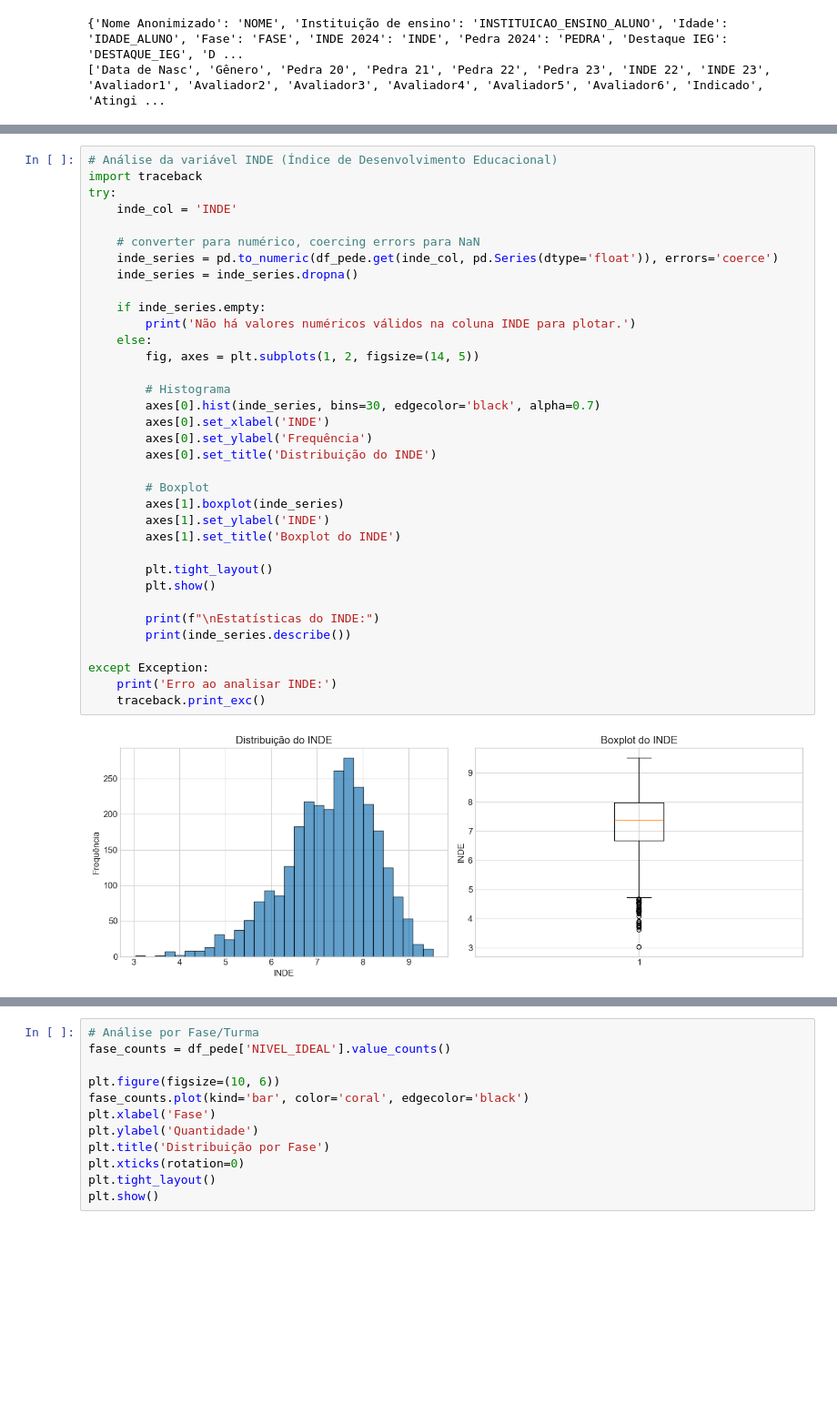
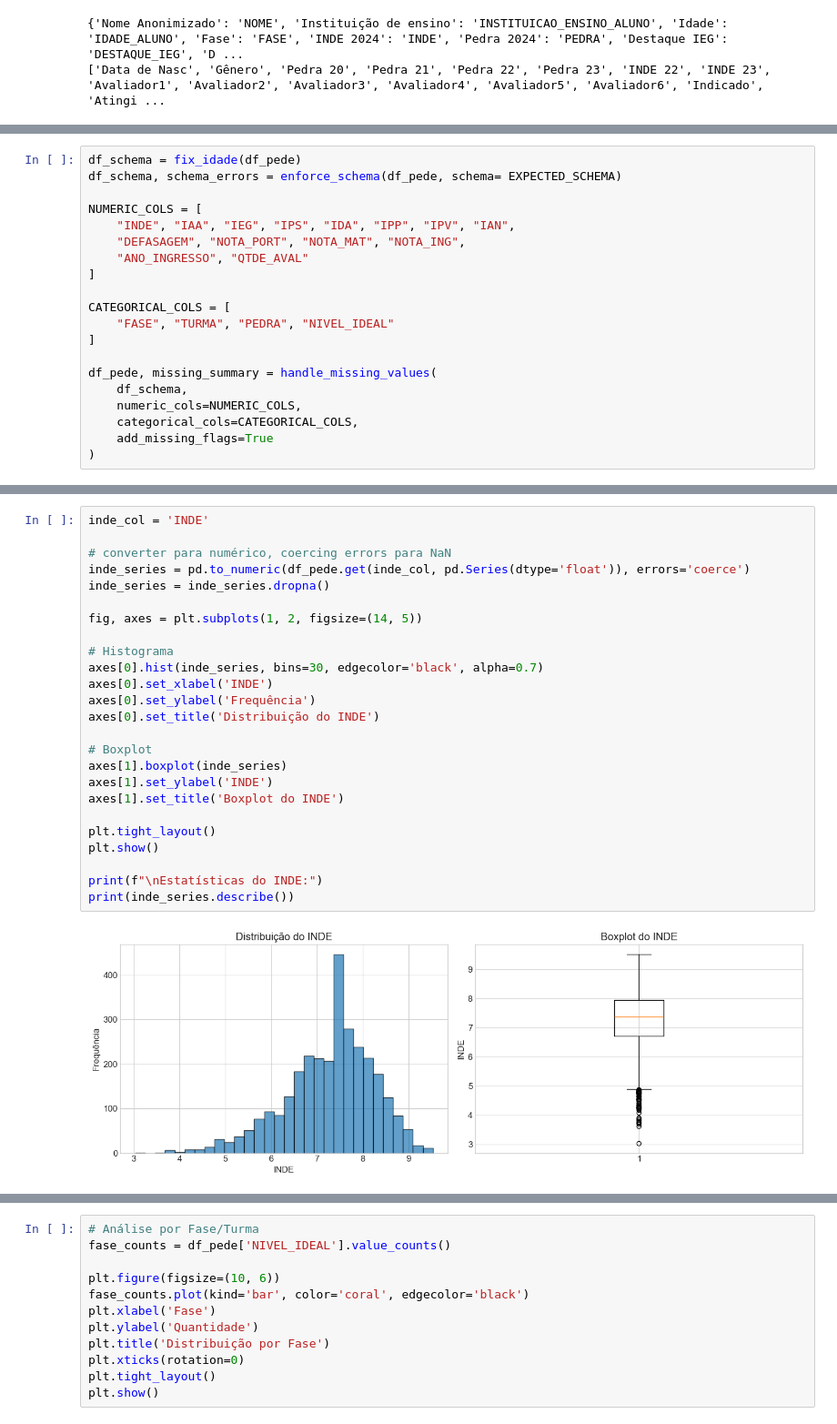
Before and after one commit to navevaik0/MLET_FASE5_DATATHON, a Jupyter notebook: notebooks/analise_exp.ipynb, the cells around one changed output, grey strips where cells are left out. Shown at 91% size. Cells and saved outputs as stored; diff of their text form; blank space fills up the shorter version.

```diff
--- a/notebooks/analise_exp.ipynb
+++ b/notebooks/analise_exp.ipynb
@@ -105,2 +106,22 @@ dtypes: float64(14), int64(2), object(12), str(6)
 memory usage: 805.0+ KB
 None
+# %%
+df_schema = fix_idade(df_pede)
+df_schema, schema_errors = enforce_schema(df_pede, schema= EXPECTED_SCHEMA)
+
+NUMERIC_COLS = [
+    "INDE", "IAA", "IEG", "IPS", "IDA", "IPP", "IPV", "IAN",
+    "DEFASAGEM", "NOTA_PORT", "NOTA_MAT", "NOTA_ING",
+    "ANO_INGRESSO", "QTDE_AVAL"
+]
+
+CATEGORICAL_COLS = [
+    "FASE", "TURMA", "PEDRA", "NIVEL_IDEAL"
+]
+
+df_pede, missing_summary = handle_missing_values(
+    df_schema,
+    numeric_cols=NUMERIC_COLS,
+    categorical_cols=CATEGORICAL_COLS,
+    add_missing_flags=True
+)
@@ -147,38 +211,28 @@ INSTITUICAO_ENSINO_ALUNO           1     0.033003
 # %%
-# Análise da variável INDE (Índice de Desenvolvimento Educacional)
-import traceback
-try:
-    inde_col = 'INDE'
+inde_col = 'INDE'
 
-    # converter para numérico, coercing errors para NaN
-    inde_series = pd.to_numeric(df_pede.get(inde_col, pd.Series(dtype='float')), errors='coerce')
-    inde_series = inde_series.dropna()
+# converter para numérico, coercing errors para NaN
+inde_series = pd.to_numeric(df_pede.get(inde_col, pd.Series(dtype='float')), errors='coerce')
+inde_series = inde_series.dropna()
 
-    if inde_series.empty:
-        print('Não há valores numéricos válidos na coluna INDE para plotar.')
-    else:
-        fig, axes = plt.subplots(1, 2, figsize=(14, 5))
+fig, axes = plt.subplots(1, 2, figsize=(14, 5))
 
-        # Histograma
-        axes[0].hist(inde_series, bins=30, edgecolor='black', alpha=0.7)
-        axes[0].set_xlabel('INDE')
-        axes[0].set_ylabel('Frequência')
-        axes[0].set_title('Distribuição do INDE')
+# Histograma
+axes[0].hist(inde_series, bins=30, edgecolor='black', alpha=0.7)
+axes[0].set_xlabel('INDE')
+axes[0].set_ylabel('Frequência')
+axes[0].set_title('Distribuição do INDE')
 
-        # Boxplot
-        axes[1].boxplot(inde_series)
-        axes[1].set_ylabel('INDE')
-        axes[1].set_title('Boxplot do INDE')
+# Boxplot
+axes[1].boxplot(inde_series)
+axes[1].set_ylabel('INDE')
+axes[1].set_title('Boxplot do INDE')
 
-        plt.tight_layout()
-        plt.show()
+plt.tight_layout()
+plt.show()
 
-        print(f"\nEstatísticas do INDE:")
-        print(inde_series.describe())
-
-except Exception:
-    print('Erro ao analisar INDE:')
-    traceback.print_exc()
+print(f"\nEstatísticas do INDE:")
+print(inde_series.describe())
 # %% [output]
-[figure, old version]
+[figure, new version]
 Estatísticas do INDE:
```
Also changed, not shown: parts of 15 cells of this notebook, 8 other files.
